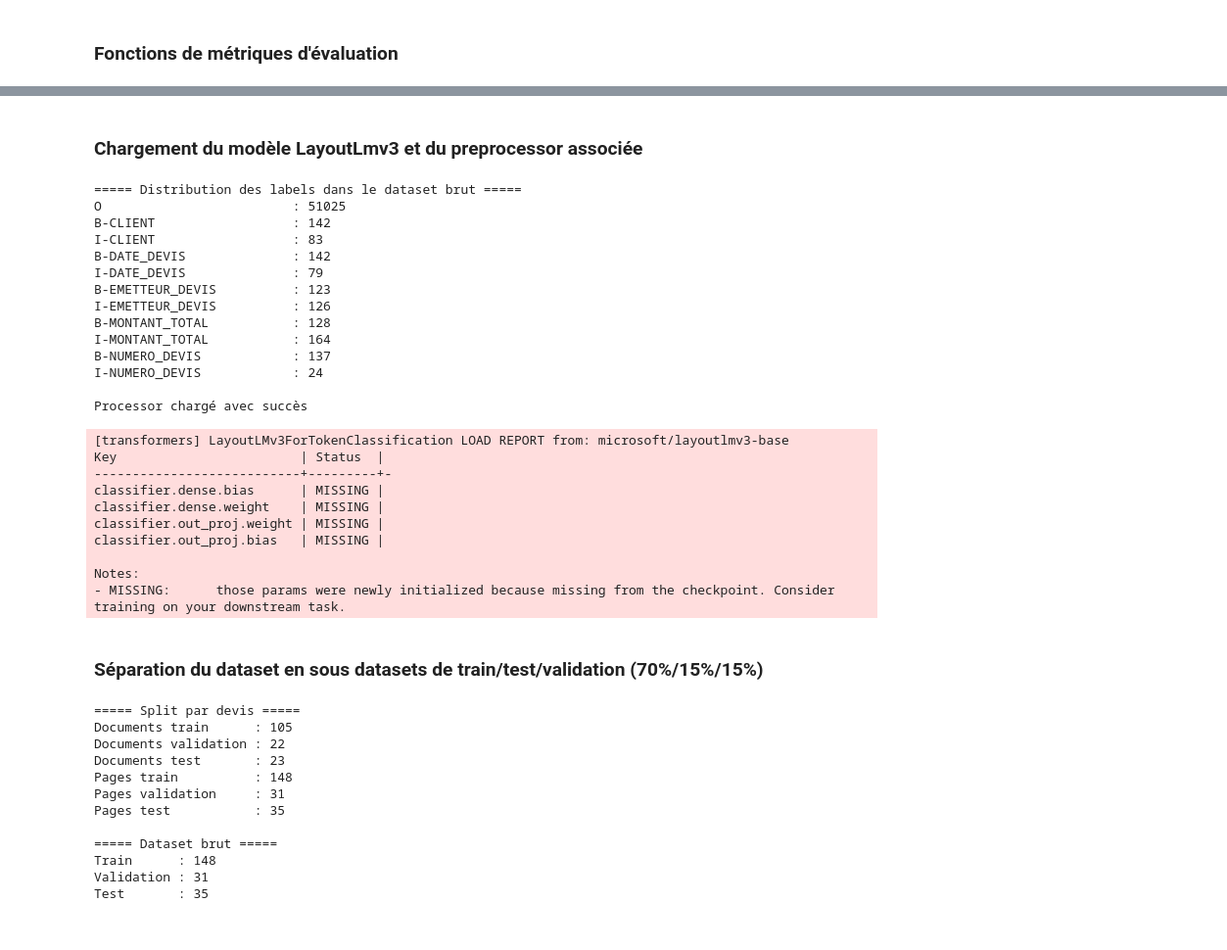
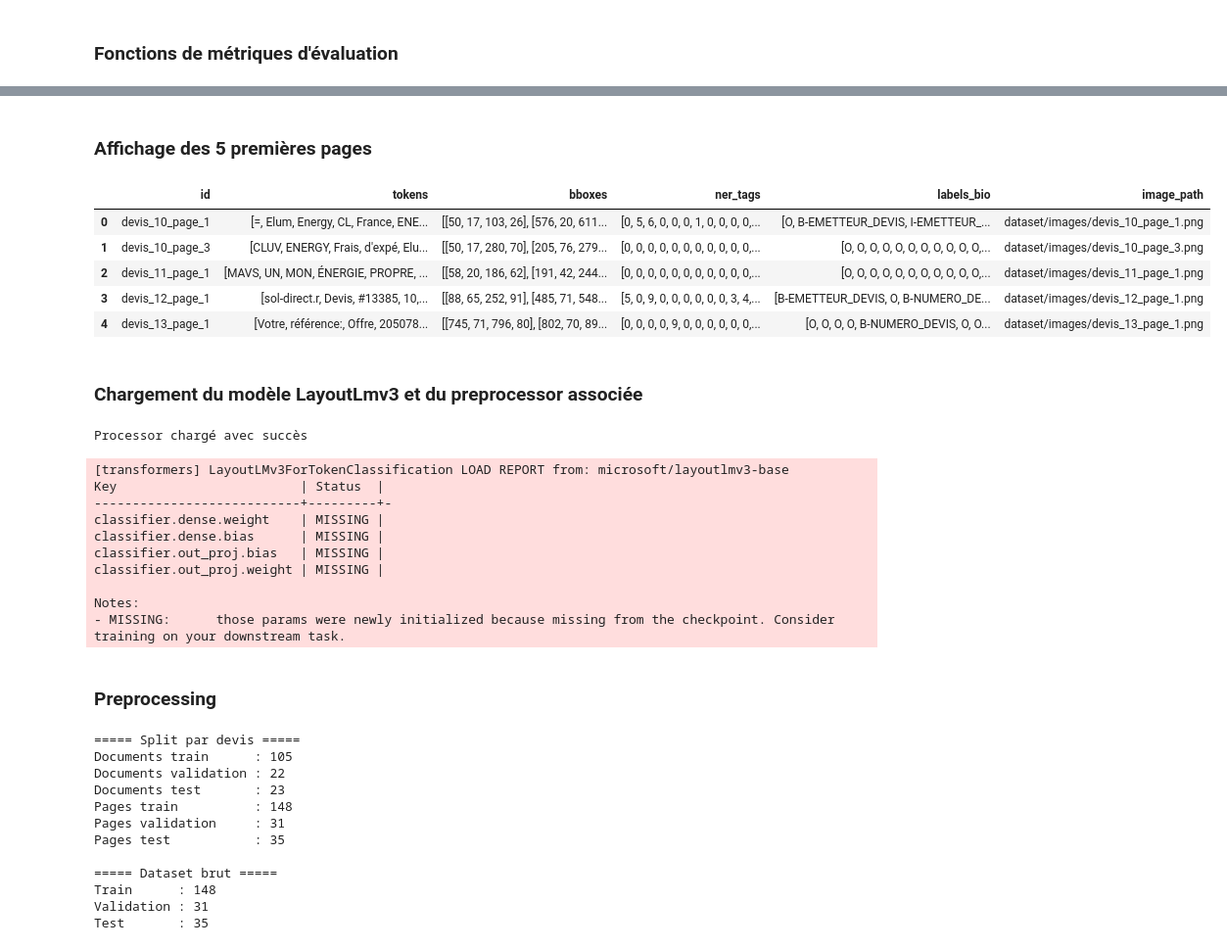
Before and after one commit to djamaliAliBahaBakar/document-intelligence-engine, a Jupyter notebook: notebooks/Entrainement_Evaluation_Devis.ipynb, the cells around one changed output, grey strips where cells are left out. Shown at 98% size. Drawn from its saved outputs; the diff is of its cells as text; code cells hidden in the pictures.

```diff
--- a/notebooks/Entrainement_Evaluation_Devis.ipynb
+++ b/notebooks/Entrainement_Evaluation_Devis.ipynb
@@ -568 +604,38 @@ def save_metrics_csv(rows: list[dict[str, float]], path: Path) -> None:
+# %% [markdown]
+### Affichage des 5 premières pages
+# %%
+first_pages_df = (
+    dataset
+    .select(range(5))
+    .to_pandas()
+)
+
+first_pages_df["labels_bio"] = (
+    first_pages_df["ner_tags"].apply(
+        lambda tags: [
+            id2label[int(tag)]
+            for tag in tags
+        ]
+    )
+)
+
+display(
+    first_pages_df[
+        [
+            "id",
+            "tokens",
+            "bboxes",
+            "ner_tags",
+            "labels_bio",
+            "image_path",
+        ]
+    ]
+)
+# %% [output]
+|  | id | tokens | bboxes | ner_tags | labels_bio | image_path |
+| 0 | devis_10_page_1 | [=, Elum, Energy, CL, France, ENE... | [[50, 17, 103, 26], [576, 20, 611... | [0, 5, 6, 0, 0, 0, 1, 0, 0, 0, 0,... | [O, B-EMETTEUR_DEVIS, I-EMETTEUR_... | dataset/images/devis_10_page_1.png |
+| 1 | devis_10_page_3 | [CLUV, ENERGY, Frais, d'expé, Elu... | [[50, 17, 280, 70], [205, 76, 279... | [0, 0, 0, 0, 0, 0, 0, 0, 0, 0, 0,... | [O, O, O, O, O, O, O, O, O, O, O,... | dataset/images/devis_10_page_3.png |
+| 2 | devis_11_page_1 | [MAVS, UN, MON, ÉNERGIE, PROPRE, ... | [[58, 20, 186, 62], [191, 42, 244... | [0, 0, 0, 0, 0, 0, 0, 0, 0, 0, 0,... | [O, O, O, O, O, O, O, O, O, O, O,... | dataset/images/devis_11_page_1.png |
+| 3 | devis_12_page_1 | [sol-direct.r, Devis, #13385, 10,... | [[88, 65, 252, 91], [485, 71, 548... | [5, 0, 9, 0, 0, 0, 0, 0, 0, 3, 4,... | [B-EMETTEUR_DEVIS, O, B-NUMERO_DE... | dataset/images/devis_12_page_1.png |
+| 4 | devis_13_page_1 | [Votre, référence:, Offre, 205078... | [[745, 71, 796, 80], [802, 70, 89... | [0, 0, 0, 0, 9, 0, 0, 0, 0, 0, 0,... | [O, O, O, O, B-NUMERO_DEVIS, O, O... | dataset/images/devis_13_page_1.png |
 # %% [markdown]
@@ -572,10 +645,7 @@ def save_metrics_csv(rows: list[dict[str, float]], path: Path) -> None:
 
 learning_rate = LAYOUTLMV3_LEARNING_RATE
 
-dataset = load_from_disk(str(DATASET_DIR))
-label2id, id2label = load_labels()
-
-print_raw_label_distribution(dataset, id2label)
+MODEL_NAME = "microsoft/layoutlmv3-base"
 
 processor = LayoutLMv3Processor.from_pretrained(
     MODEL_NAME,
@@ -590,30 +660,17 @@ model = LayoutLMv3ForTokenClassification.from_pretrained(
     id2label=id2label,
 )
 # %% [output]
-===== Distribution des labels dans le dataset brut =====
-O                         : 51025
-B-CLIENT                  : 142
-I-CLIENT                  : 83
-B-DATE_DEVIS              : 142
-I-DATE_DEVIS              : 79
-B-EMETTEUR_DEVIS          : 123
-I-EMETTEUR_DEVIS          : 126
-B-MONTANT_TOTAL           : 128
-I-MONTANT_TOTAL           : 164
-B-NUMERO_DEVIS            : 137
-I-NUMERO_DEVIS            : 24
-
 Processor chargé avec succès
 [transformers] LayoutLMv3ForTokenClassification LOAD REPORT from: microsoft/layoutlmv3-base
 Key                        | Status  |
 ---------------------------+---------+-
+classifier.dense.weight    | MISSING |
 classifier.dense.bias      | MISSING |
-classifier.dense.weight    | MISSING |
+classifier.out_proj.bias   | MISSING |
 classifier.out_proj.weight | MISSING |
-classifier.out_proj.bias   | MISSING |
 
 Notes:
 - MISSING:      those params were newly initialized because missing from the checkpoint. Consider training on your downstream task.
-# %% [markdown]
-### Séparation du dataset en sous datasets de train/test/validation (70%/15%/15%)
+# %% [markdown]
+### Preprocessing
 # %%
```
Also changed, not shown: parts of 37 cells of this notebook.
